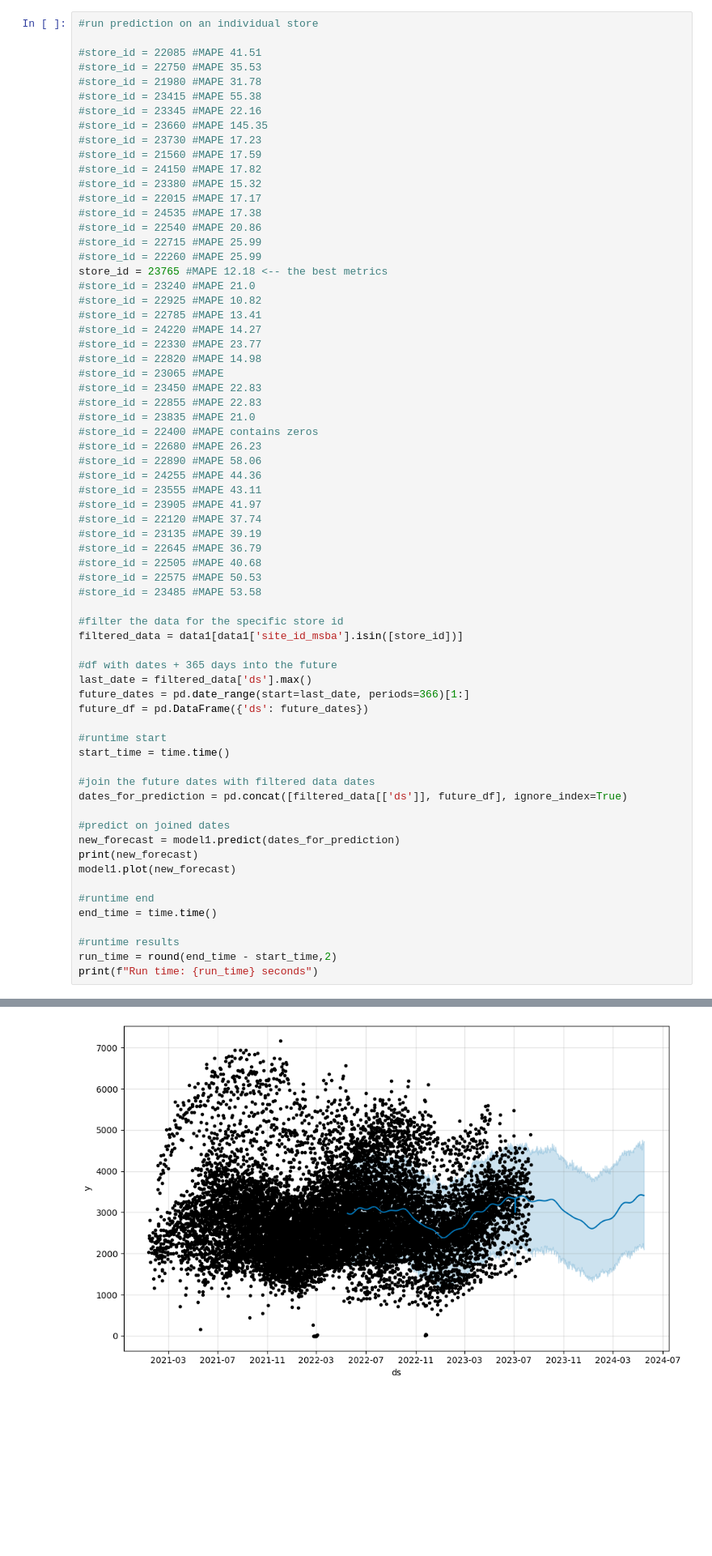
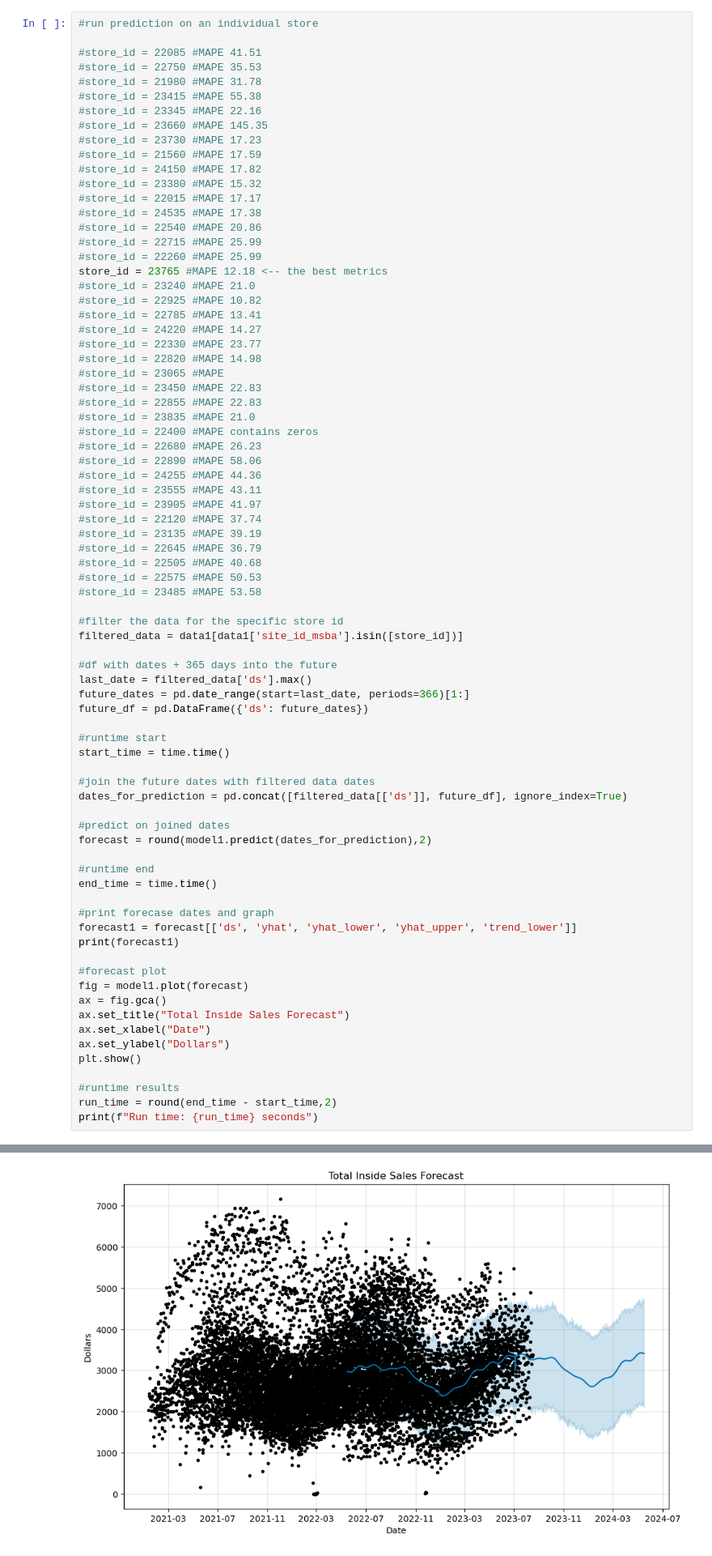
Before and after one commit to rbutters321/MSBA-Final-Capstone---Maverik, a Jupyter notebook: Capstone Maverik Modeling (Rachel).ipynb, the cells around one changed output, grey strips where cells are left out. Shown at 81% size. Saved outputs shown, nothing was run; the diff lists cells and outputs as text; blank space fills up the shorter version.

```diff
--- a/Capstone Maverik Modeling (Rachel).ipynb
+++ b/Capstone Maverik Modeling (Rachel).ipynb
@@ -878,13 +885,23 @@ start_time = time.time()
 dates_for_prediction = pd.concat([filtered_data[['ds']], future_df], ignore_index=True)
 
 #predict on joined dates
-new_forecast = model1.predict(dates_for_prediction)
-print(new_forecast)
-model1.plot(new_forecast)
+forecast = round(model1.predict(dates_for_prediction),2)
 
 #runtime end
 end_time = time.time()
 
+#print forecase dates and graph
+forecast1 = forecast[['ds', 'yhat', 'yhat_lower', 'yhat_upper', 'trend_lower']]
+print(forecast1)
+
+#forecast plot
+fig = model1.plot(forecast)
+ax = fig.gca()
+ax.set_title("Total Inside Sales Forecast")
+ax.set_xlabel("Date")
+ax.set_ylabel("Dollars")
+plt.show()
+
 #runtime results
 run_time = round(end_time - start_time,2)
 print(f"Run time: {run_time} seconds")
@@ -909 +926 @@ Run time: 1.49 seconds
-[figure, old version]
+[figure, new version]
```
Also changed, not shown: parts of 38 cells of this notebook.
